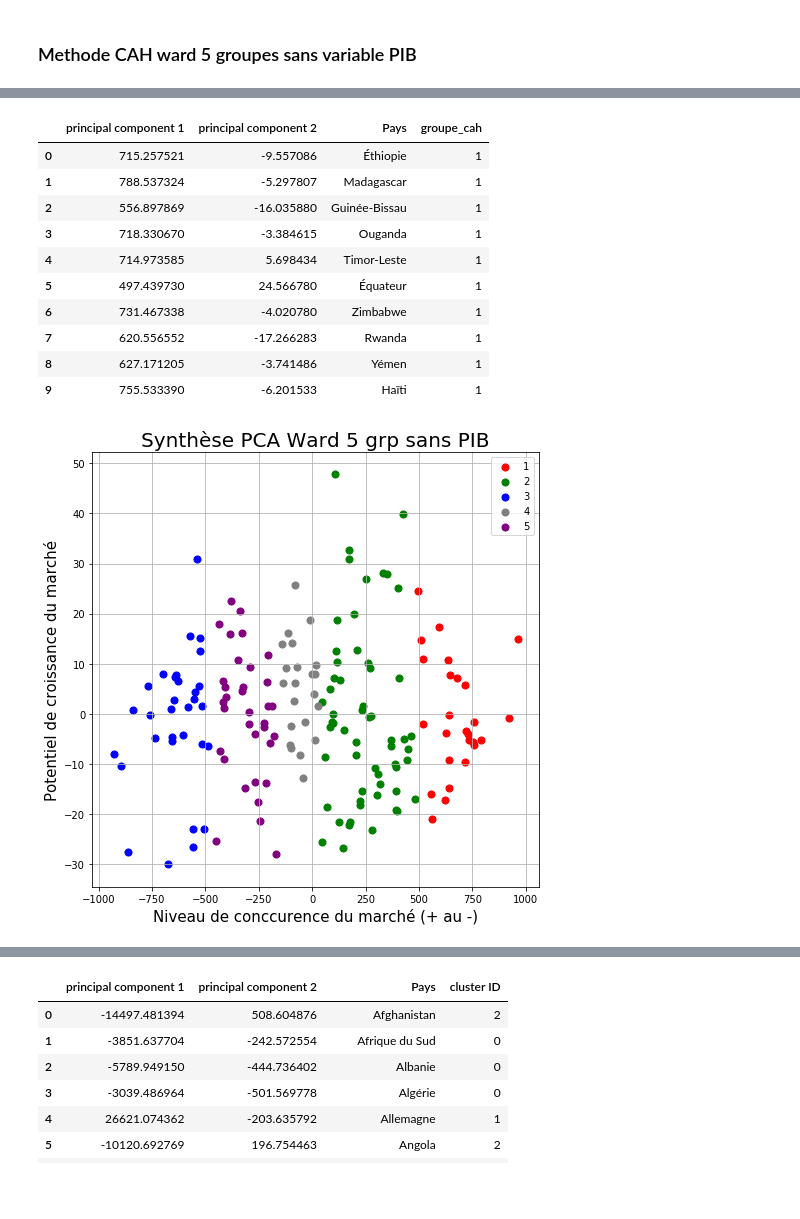
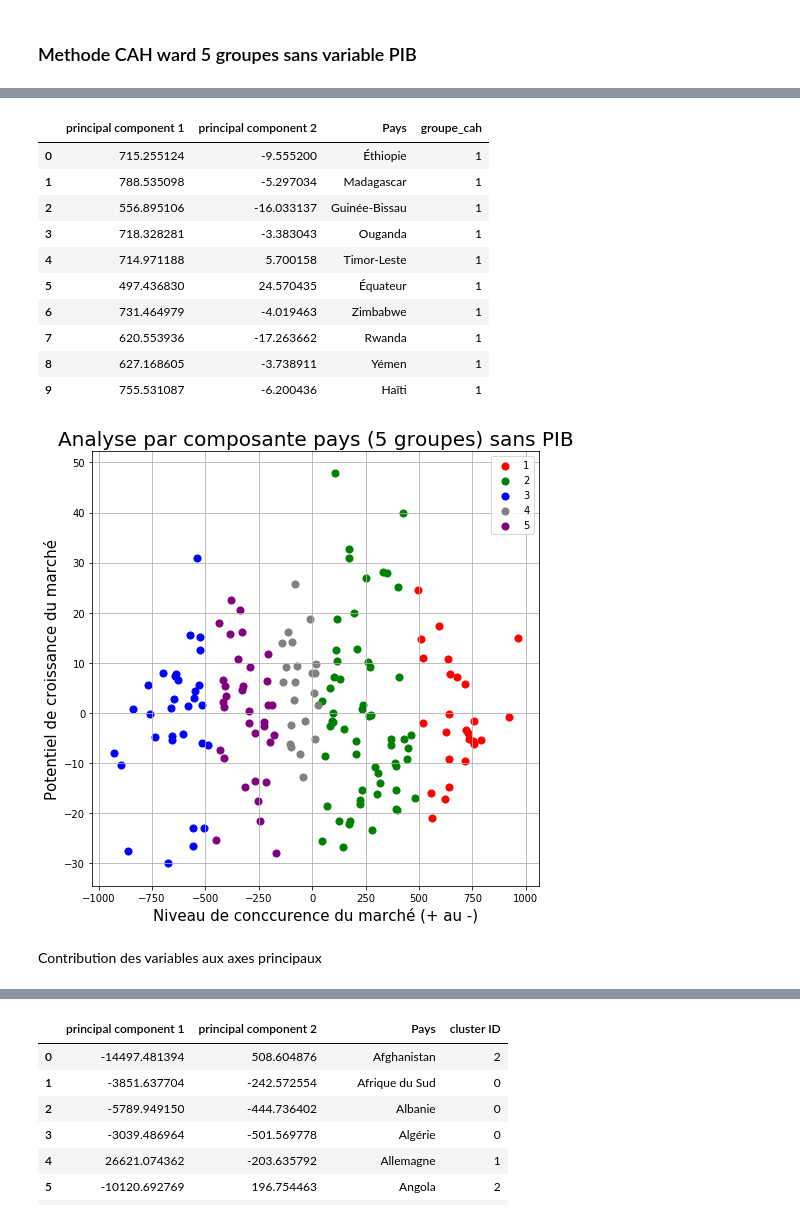
Before and after one commit to Silvock/project_5_prod_market_study, a Jupyter notebook: notebook/Exercice5-final.ipynb, the cells around one changed output, grey strips where cells are left out. Saved outputs shown, nothing was run; the diff lists cells and outputs as text; code cells hidden in the pictures; blank space fills up the shorter version.

```diff
--- a/notebook/Exercice5-final.ipynb
+++ b/notebook/Exercice5-final.ipynb
@@ -1184,43 +1991,46 @@ del df_base_sans_pib['Pays']
 # %%
-acp = PCA(n_components=2).fit_transform(df_base_sans_pib.values)
+ACP = PCA(n_components=2)
+acp = ACP.fit_transform(df_base_sans_pib.values)
 df_acp = pd.DataFrame(data = acp, columns = ['principal component 1', 'principal component 2'])
 # %%
 df_base_sans_pib = df_base_sans_pib.reset_index()
 a = df_acp.join(df_base_sans_pib['Pays'])
-b = a.join(df_base_sans_pib['groupe_cah'])
+b = a.join(joint_df_base_cah_group['groupe_cah'])
 # %%
 b.head(10)
 # %% [output]
 |  | principal component 1 | principal component 2 | Pays | groupe_cah |
-| 0 | 715.257521 | -9.557086 | Éthiopie | 1 |
-| 1 | 788.537324 | -5.297807 | Madagascar | 1 |
-| 2 | 556.897869 | -16.035880 | Guinée-Bissau | 1 |
-| 3 | 718.330670 | -3.384615 | Ouganda | 1 |
-| 4 | 714.973585 | 5.698434 | Timor-Leste | 1 |
-| 5 | 497.439730 | 24.566780 | Équateur | 1 |
-| 6 | 731.467338 | -4.020780 | Zimbabwe | 1 |
-| 7 | 620.556552 | -17.266283 | Rwanda | 1 |
-| 8 | 627.171205 | -3.741486 | Yémen | 1 |
-| 9 | 755.533390 | -6.201533 | Haïti | 1 |
+| 0 | 715.255124 | -9.555200 | Éthiopie | 1 |
+| 1 | 788.535098 | -5.297034 | Madagascar | 1 |
+| 2 | 556.895106 | -16.033137 | Guinée-Bissau | 1 |
+| 3 | 718.328281 | -3.383043 | Ouganda | 1 |
+| 4 | 714.971188 | 5.700158 | Timor-Leste | 1 |
+| 5 | 497.436830 | 24.570435 | Équateur | 1 |
+| 6 | 731.464979 | -4.019463 | Zimbabwe | 1 |
+| 7 | 620.553936 | -17.263662 | Rwanda | 1 |
+| 8 | 627.168605 | -3.738911 | Yémen | 1 |
+| 9 | 755.531087 | -6.200436 | Haïti | 1 |
 # %%
 fig = plt.figure(figsize = (8,8))
 ax = fig.add_subplot(1,1,1)
 ax.set_xlabel("Niveau de conccurence du marché (+ au -)", fontsize = 15)
 ax.set_ylabel("Potentiel de croissance du marché", fontsize = 15)
-ax.set_title('Synthèse PCA Ward 5 grp sans PIB', fontsize = 20)
+ax.set_title('Analyse par composante pays (5 groupes) sans PIB', fontsize = 20)
 
 targets = [1,2,3,4,5]
 colors = ['r', 'g', 'b','grey','purple']
 
 for target, color in zip(targets,colors):
     indicesToKeep = b['groupe_cah'] == target
     ax.scatter(b.loc[indicesToKeep, 'principal component 1']
                , b.loc[indicesToKeep, 'principal component 2']
                , c = color
                , s = 50)
 ax.legend(targets)
 ax.grid()
 
 fig.savefig('../presentation/images/pca_ward_5_sans_pib')
 # %% [output]
-[figure, old version]
+[figure, new version]
+# %% [markdown]
+Contribution des variables aux axes principaux
```
Also changed, not shown: parts of 62 cells of this notebook, 21 other files.
